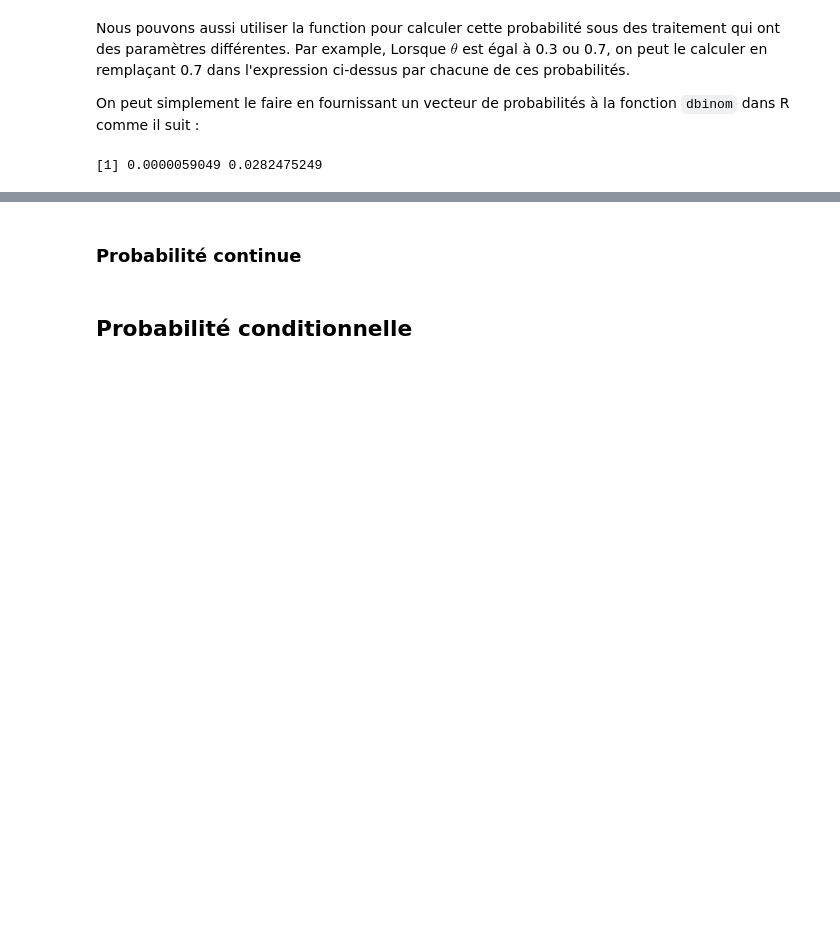
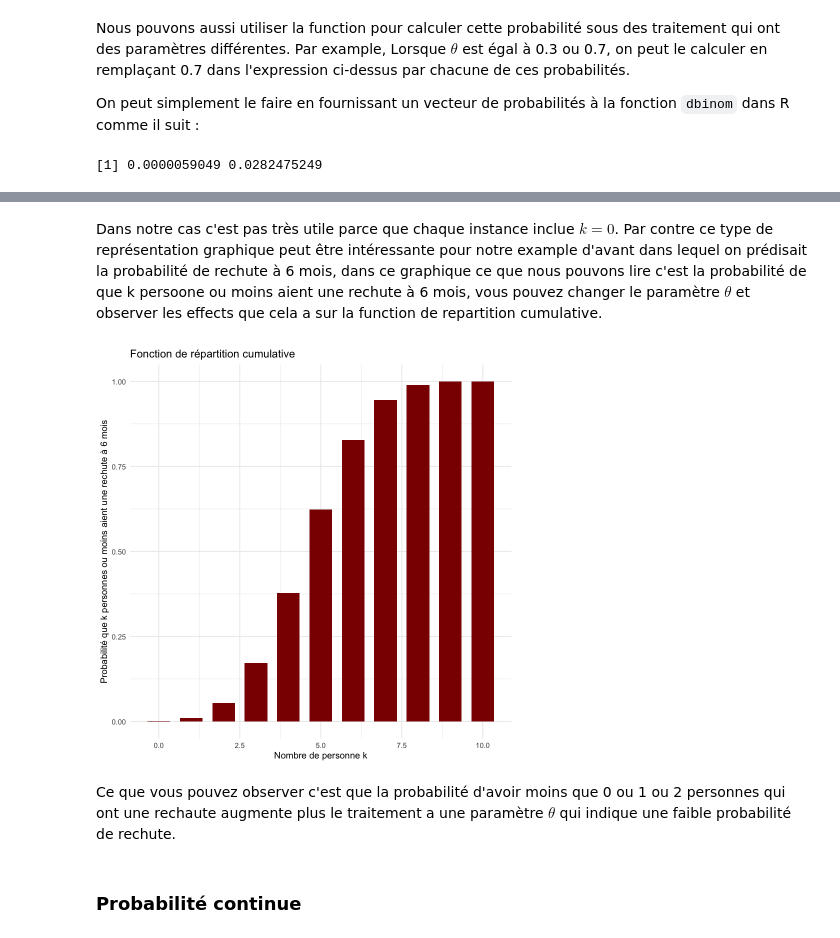
Before and after one commit to Affect-Learning-Decisions-Lab/cours_751526, a Jupyter notebook: probabilité/probabilité.ipynb, the cells around one changed output, grey strips where cells are left out. Saved outputs shown, nothing was run; the diff lists cells and outputs as text; code cells hidden in the pictures; blank space fills up the shorter version.

```diff
--- a/probabilité/probabilité.ipynb
+++ b/probabilité/probabilité.ipynb
@@ -216,4 +281,24 @@ dbinom(x = 10, size = 10, prob = c(0.3, 0.7))
+# %% [markdown]
+Dans notre cas c'est pas très utile parce que chaque instance inclue $k = 0$.  Par contre ce type de représentation graphique peut être intéressante pour notre example d'avant dans lequel on prédisait la probabilité de rechute à 6 mois, dans ce graphique ce que nous pouvons lire c'est la probabilité de que k persoone ou moins aient une rechute à 6 mois, vous pouvez changer le paramètre $\theta$ et observer les effects que cela a sur la function de repartition cumulative.
+# %%
+n     <- 10     # Nombre d'essais
+theta <- 0.5   # Probabilité de rechute du traitement
+
+# Créer un data frame avec les probabilités cumulées
+k_values <- 0:n
+cdf_values <- pbinom(k_values, size = n, prob = theta)
+data <- data.frame(k = k_values, cdf = cdf_values)
+
+# Tracer avec ggplot2
+ggplot(data, aes(x = k, y = cdf)) +
+  geom_bar(stat = "identity", fill = darkred, width = 0.7) +  # Barres noires
+  labs(title = "Fonction de répartition cumulative",
+       x = "Nombre de personne k",
+       y = "Probabilité que k personnes ou moins aient une rechute à 6 mois") +
+  theme_minimal()
+# %% [output]
+[figure, added]
+# %% [markdown]
+Ce que vous pouvez observer c'est que la probabilité d'avoir moins que 0 ou 1 ou 2 personnes qui ont une rechaute augmente plus le traitement a une paramètre $\theta$ qui indique une faible probabilité de rechute.
 # %% [markdown]
 ###  Probabilité continue
-# %% [markdown]
-## Probabilité conditionnelle
```
Also changed, not shown: parts of 11 cells of this notebook.
